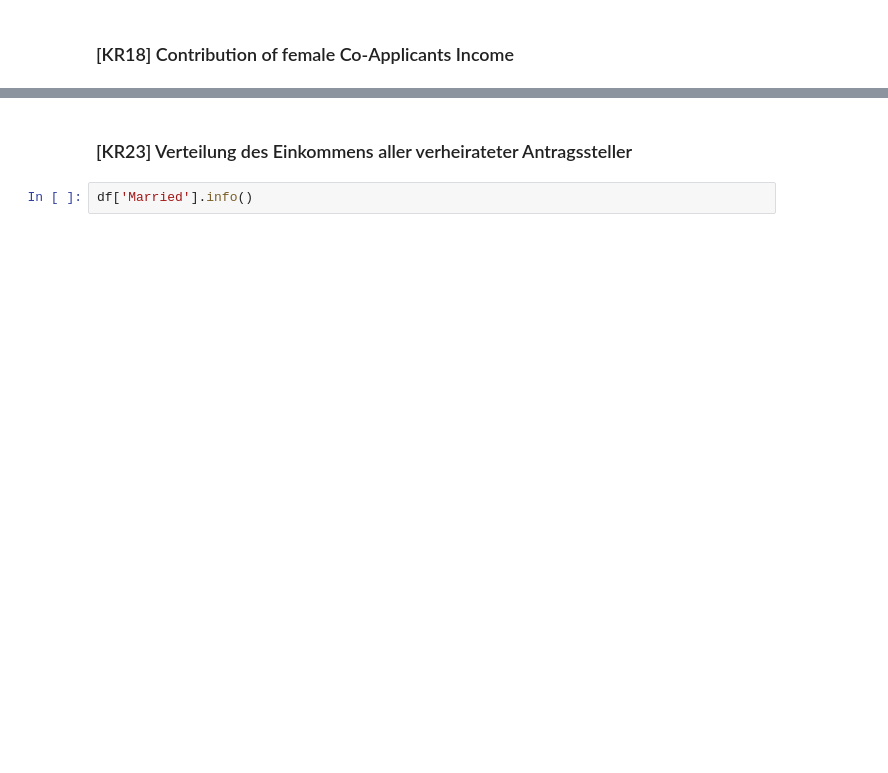
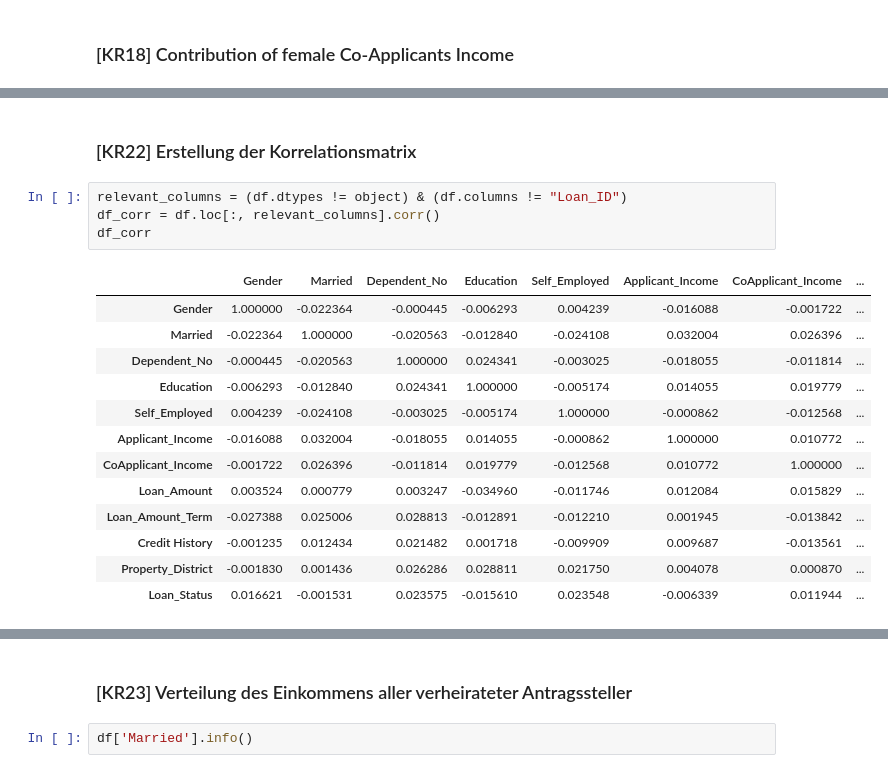
Before and after one commit to GoetzEli/Data-Visualisation-Kredit, a Jupyter notebook: combined_kredit.ipynb, the cells around one changed output, grey strips where cells are left out. Saved outputs shown, nothing was run; the diff lists cells and outputs as text; blank space fills up the shorter version.

```diff
--- a/combined_kredit.ipynb
+++ b/combined_kredit.ipynb
@@ -387,0 +641,20 @@ plt.show()
+# %% [markdown]
+### [KR22] Erstellung der Korrelationsmatrix
+# %%
+relevant_columns = (df.dtypes != object) & (df.columns != "Loan_ID")
+df_corr = df.loc[:, relevant_columns].corr()
+df_corr
+# %% [output]
+|  | Gender | Married | Dependent_No | Education | Self_Employed | Applicant_Income | CoApplicant_Income | ... |
+| Gender | 1.000000 | -0.022364 | -0.000445 | -0.006293 | 0.004239 | -0.016088 | -0.001722 | ... |
+| Married | -0.022364 | 1.000000 | -0.020563 | -0.012840 | -0.024108 | 0.032004 | 0.026396 | ... |
+| Dependent_No | -0.000445 | -0.020563 | 1.000000 | 0.024341 | -0.003025 | -0.018055 | -0.011814 | ... |
+| Education | -0.006293 | -0.012840 | 0.024341 | 1.000000 | -0.005174 | 0.014055 | 0.019779 | ... |
+| Self_Employed | 0.004239 | -0.024108 | -0.003025 | -0.005174 | 1.000000 | -0.000862 | -0.012568 | ... |
+| Applicant_Income | -0.016088 | 0.032004 | -0.018055 | 0.014055 | -0.000862 | 1.000000 | 0.010772 | ... |
+| CoApplicant_Income | -0.001722 | 0.026396 | -0.011814 | 0.019779 | -0.012568 | 0.010772 | 1.000000 | ... |
+| Loan_Amount | 0.003524 | 0.000779 | 0.003247 | -0.034960 | -0.011746 | 0.012084 | 0.015829 | ... |
+| Loan_Amount_Term | -0.027388 | 0.025006 | 0.028813 | -0.012891 | -0.012210 | 0.001945 | -0.013842 | ... |
+| Credit History | -0.001235 | 0.012434 | 0.021482 | 0.001718 | -0.009909 | 0.009687 | -0.013561 | ... |
+| Property_District | -0.001830 | 0.001436 | 0.026286 | 0.028811 | 0.021750 | 0.004078 | 0.000870 | ... |
+| Loan_Status | 0.016621 | -0.001531 | 0.023575 | -0.015610 | 0.023548 | -0.006339 | 0.011944 | ... |
```
Also changed, not shown: parts of 62 cells of this notebook.
